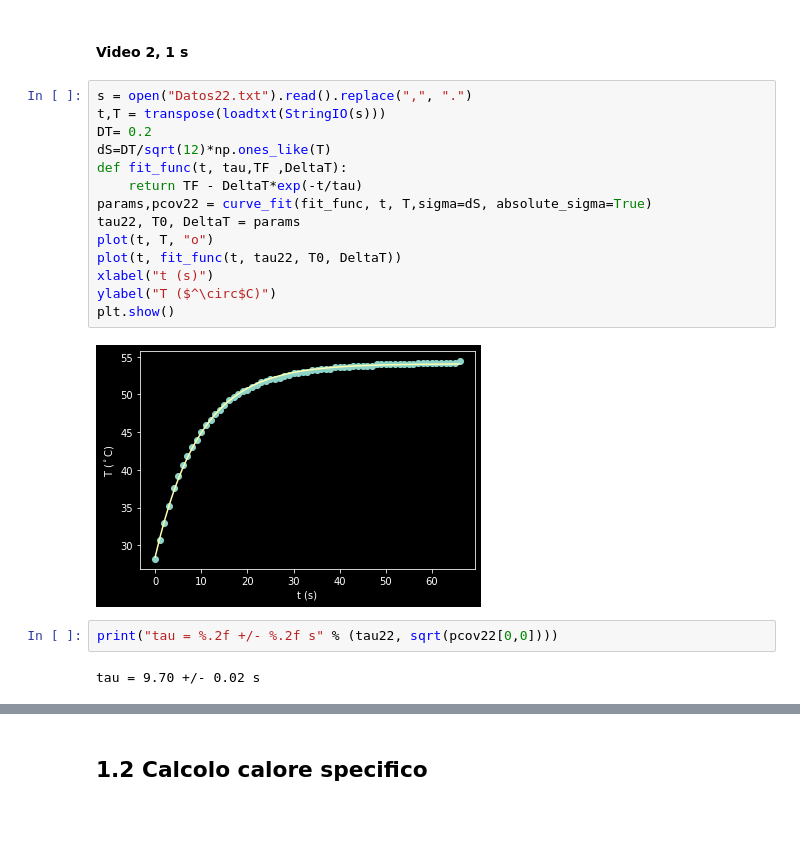
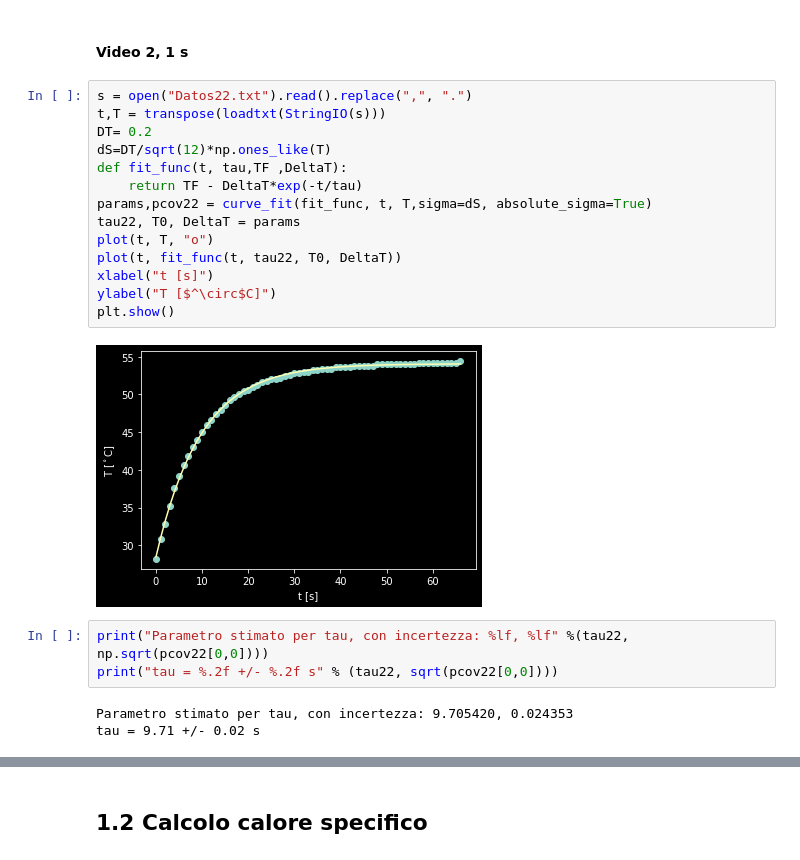
Before and after one commit to antoniogs20/Termo1, a Jupyter notebook: esp1.ipynb, the cells around one changed output, grey strips where cells are left out. Drawn from its saved outputs; the diff is of its cells as text; blank space fills up the shorter version.

```diff
--- a/esp1.ipynb
+++ b/esp1.ipynb
@@ -73,20 +84,22 @@ tau = 10.15 +/- 0.04 s
 # %%
 s = open("Datos22.txt").read().replace(",", ".")
 t,T = transpose(loadtxt(StringIO(s)))
 DT= 0.2
 dS=DT/sqrt(12)*np.ones_like(T)
 def fit_func(t, tau,TF ,DeltaT):
     return TF - DeltaT*exp(-t/tau)
 params,pcov22 = curve_fit(fit_func, t, T,sigma=dS, absolute_sigma=True)
 tau22, T0, DeltaT = params
 plot(t, T, "o")
 plot(t, fit_func(t, tau22, T0, DeltaT))
-xlabel("t (s)")
-ylabel("T ($^\circ$C)")
+xlabel("t [s]")
+ylabel("T [$^\circ$C]")
 plt.show()
 # %% [output]
-[figure, old version]
+[figure, new version]
 # %%
+print("Parametro stimato per tau, con incertezza: %lf, %lf" %(tau22, np.sqrt(pcov22[0,0])))
 print("tau = %.2f +/- %.2f s" % (tau22, sqrt(pcov22[0,0])))
 # %% [output]
-tau = 9.70 +/- 0.02 s
+Parametro stimato per tau, con incertezza: 9.705420, 0.024353
+tau = 9.71 +/- 0.02 s
```
Also changed, not shown: parts of 50 cells of this notebook, 36 other files.
